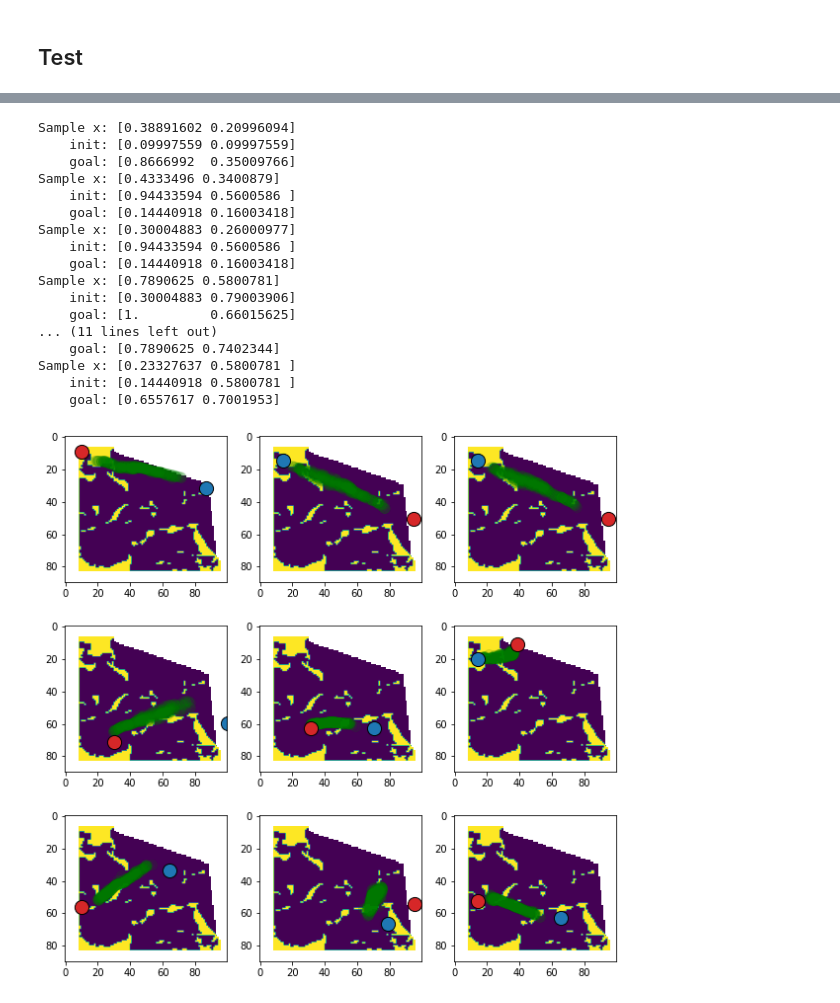
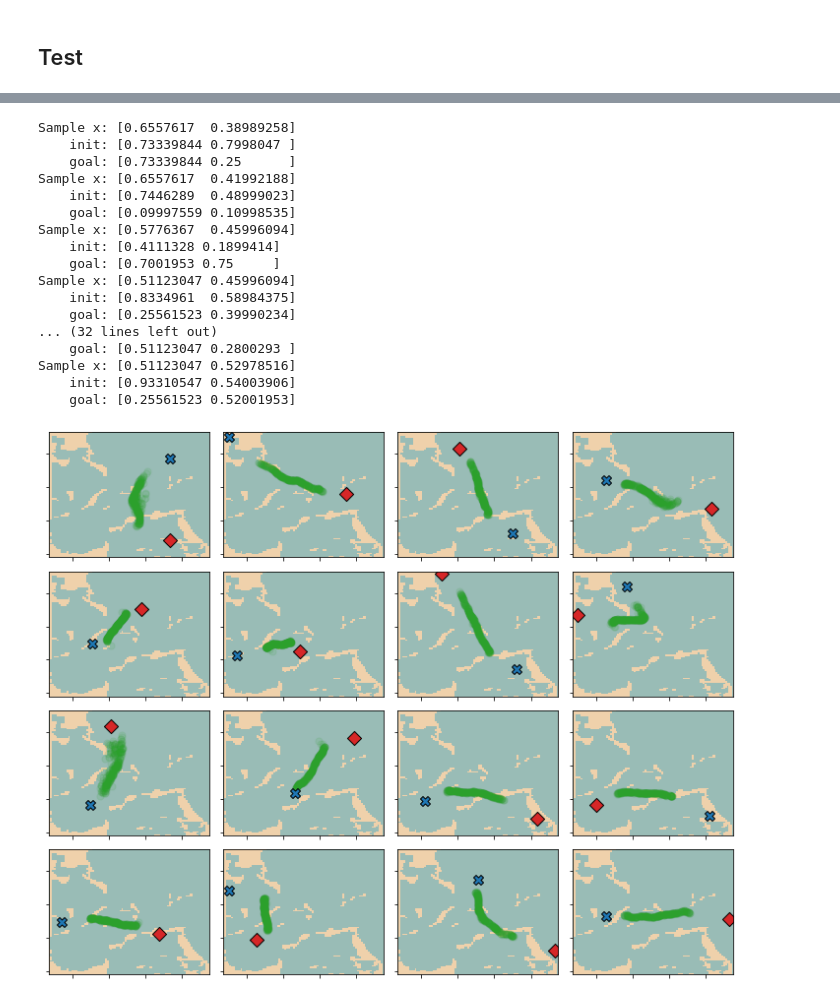
Before and after one commit to ekrell/learn-planning-space, a Jupyter notebook: BostonHarbor.ipynb, the cells around one changed output, grey strips where cells are left out. Cells and saved outputs as stored; diff of their text form; code cells hidden in the pictures.

Commit message:
Retrained BostonHarbor.. mix of excellent and subpar results.. clearly learning

```diff
--- a/BostonHarbor.ipynb
+++ b/BostonHarbor.ipynb
@@ -39,7 +39,7 @@ TRAIN_MODEL = True # Train? or just test existing?
 SAVE_MODEL = False  # Should save the model?
 MODEL_PATH = "BostonHarbor_example.pt"
 printFreq = 25
-maxSamples = 300000  # Because all samples may crash
+maxSamples = 400000  # Because all samples may crash
 
 # Hyperparams: training
 trainProp = 0.8
@@ -50,11 +50,11 @@ learnRate = 1e-4
 # Hyperparams: network
 hiddenEncoderSize = 512
 hiddenDecoder_1_Size = 512
-hiddenDecoder_2_Size = 128
+hiddenDecoder_2_Size = 512
 latentSize = 3
 
 # Raster
-rasterFile = "BostonHarborData/data/full_shrink.asc"
+rasterFile = "BostonHarborData/data/full_shrink_2.asc"
 occGrid = np.loadtxt(rasterFile, skiprows=6) # First 6 are metadata
 occShape = occGrid.shape
 # %%
@@ -164,7 +168,6 @@ model = CVAE(
     sample_size = xTrain.shape[1],
     condition_size = cTrain.shape[1],
     hidden_encoder_size = hiddenEncoderSize,
-    hidden_decoder_size = hiddenDecoderSize,
     hidden_decoder_1_size = hiddenDecoder_1_Size,
     hidden_decoder_2_size = hiddenDecoder_2_Size,
     latent_size = latentSize,
@@ -276,61 +276,76 @@ def decompose(sample, occdims=(90, 100), verbose=False):
 # %%
 # Get sample condition
 dataset = trainDataset
+plt.rc('text', usetex=False)
+sample_idxs = np.array([
+    [29, 590, 250, 4652],
+    [3290, 1155, 1110, 11440],
+    [11640, 4234, 9348, 123],
+    [2545, 25515, 818, 2112],
+])
 
-sample_idxs = np.array([
-    [129, 290, 300],
-    [3290, 9140, 9990],
-    [11440, 25515, 8888],
-])
+# Colors
+from matplotlib.colors import LinearSegmentedColormap
+sea = (153.0/255.0, 188.0/255.0, 182.0/255.0)
+land = (239.0/255.0, 209.0/255.0, 171.0/255.0)
+cm_landsea = LinearSegmentedColormap.from_list(
+     "landsea", [sea, land], N = 2)
 
 fig, axs = plt.subplots(sample_idxs.shape[0],
                         sample_idxs.shape[1],
-                       figsize=(10, 10))
+                       figsize=(10, 8))
 
 for i in range(sample_idxs.shape[0]):
     for j in range(sample_idxs.shape[1]):
         sample_idx = sample_idxs[i, j]
         sample_X, sample_C = dataset[sample_idx]
         sample = decompose(dataset[sample_idx], occdims=occShape, verbose=True)
         printSample(sample)
 
         # Convert to length-1 batches for model compatability
         sample_C = torch.unsqueeze(sample_C, 0)
 
         # Sample latent space
         z_dim = model.latent_size
         z = torch.Tensor(np.random.randn(batchSize, z_dim))
         sample_C = torch.Tensor(np.tile(sample_C, (batchSize, 1)))
 
         model.to("cpu")
         model.eval()
         with torch.no_grad():
             res = np.array(model.decoder(z, sample_C))
 
         # Plot
-        axs[i][j].scatter((res[:,0] * 100), (res[:,1] * 90), color="green", s=100, alpha=0.1);
+        axs[i][j].scatter((res[:,0] * 100 + 12), (res[:,1] * 90 + 8), color="tab:green", s=50, alpha=0.1);
         axs[i][j].scatter((sample["init"][0] * 100), (sample["init"][1] * 90),
-                    s=200, color="tab:red", edgecolors="black");
+                    s=100, color="tab:red", edgecolors="black", marker="D");
         axs[i][j].scatter((sample["goal"][0] * 100), (sample["goal"][1] * 90),
-                    s=200, color="tab:blue", edgecolors="black");
-        axs[i][j].imshow(occGrid, origin='lower');
+                    s=100, color="tab:blue", edgecolors="black", marker="X");
+        axs[i][j].set_facecolor(color=sea)
+        axs[i][j].imshow(occGrid, origin='lower', cmap=cm_landsea, interpolation='nearest', aspect='auto');
+        axs[i][j].yaxis.set_ticklabels([])
+        axs[i][j].xaxis.set_ticklabels([])
+        axs[i][j].set_xlim(7,95)
+        axs[i][j].set_ylim(7,82)
+
         axs[i][j].invert_yaxis();
+        plt.tight_layout()
 # %% [output]
-Sample x: [0.38891602 0.20996094]
-    init: [0.09997559 0.09997559]
-    goal: [0.8666992  0.35009766]
-Sample x: [0.4333496 0.3400879]
-    init: [0.94433594 0.5600586 ]
-    goal: [0.14440918 0.16003418]
-Sample x: [0.30004883 0.26000977]
-    init: [0.94433594 0.5600586 ]
-    goal: [0.14440918 0.16003418]
-Sample x: [0.7890625 0.5800781]
-    init: [0.30004883 0.79003906]
-    goal: [1.         0.66015625]
-... (11 lines left out)
-    goal: [0.7890625 0.7402344]
-Sample x: [0.23327637 0.5800781 ]
-    init: [0.14440918 0.5800781 ]
-    goal: [0.6557617 0.7001953]
+Sample x: [0.6557617  0.38989258]
+    init: [0.73339844 0.7998047 ]
+    goal: [0.73339844 0.25      ]
+Sample x: [0.6557617  0.41992188]
+    init: [0.7446289  0.48999023]
+    goal: [0.09997559 0.10998535]
+Sample x: [0.5776367  0.45996094]
+    init: [0.4111328 0.1899414]
+    goal: [0.7001953 0.75     ]
+Sample x: [0.51123047 0.45996094]
+    init: [0.8334961  0.58984375]
+    goal: [0.25561523 0.39990234]
+... (32 lines left out)
+    goal: [0.51123047 0.2800293 ]
+Sample x: [0.51123047 0.52978516]
+    init: [0.93310547 0.54003906]
+    goal: [0.25561523 0.52001953]
-[figure, old version]
+[figure, new version]
```
Also changed, not shown: parts of 9 cells of this notebook, 1 other file.
